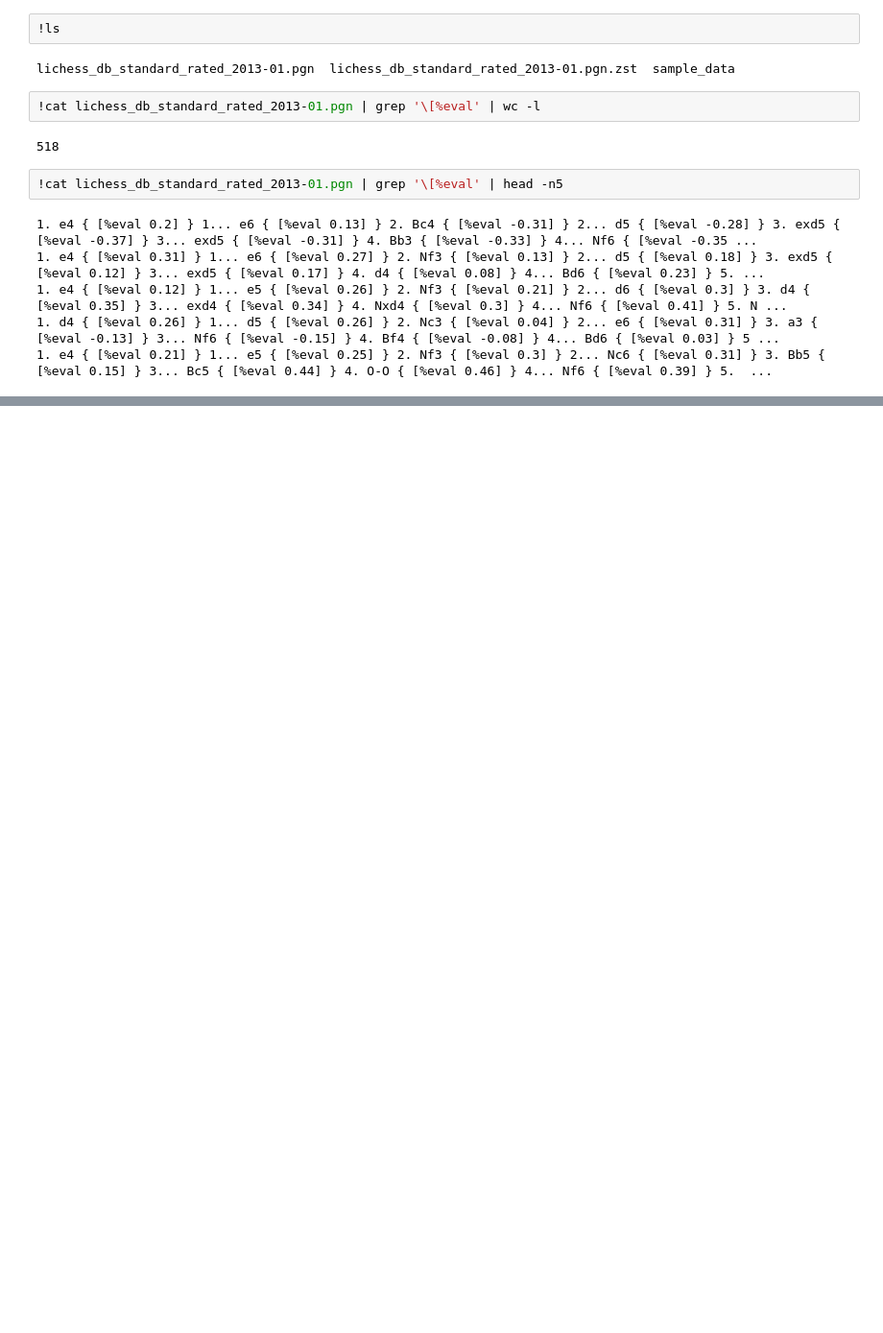
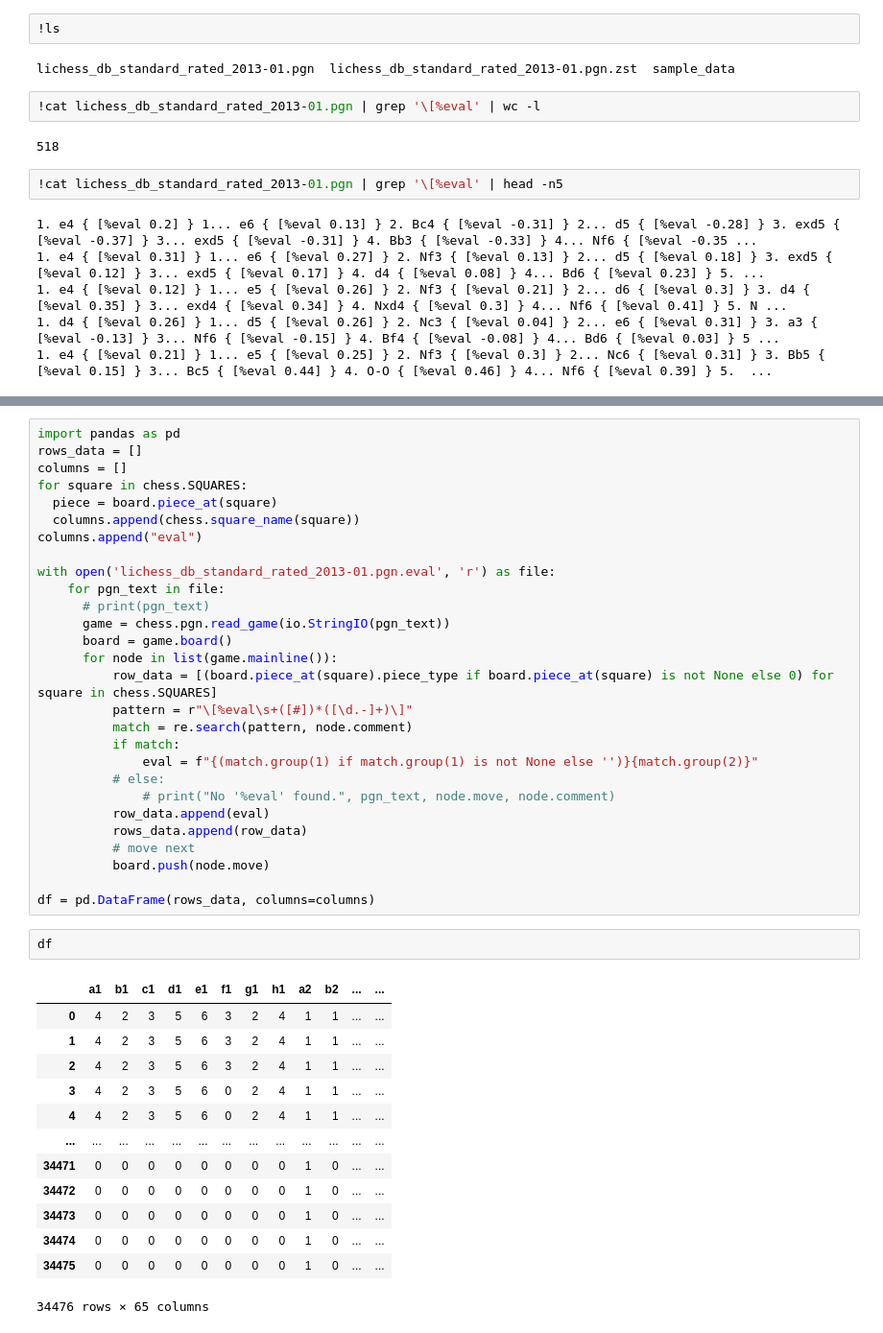
Before and after one commit to sean-halpin/chess_website, a Jupyter notebook: models/Chess_Eval_Model.ipynb, the cells around one changed output, grey strips where cells are left out. Shown: that part at 96% size. Saved outputs shown, nothing was run; the diff lists cells and outputs as text; blank space fills up the shorter version.

```diff
--- a/models/Chess_Eval_Model.ipynb
+++ b/models/Chess_Eval_Model.ipynb
@@ -92,0 +99,44 @@ P . . . . P . P
+# %%
+import pandas as pd
+rows_data = []
+columns = []
+for square in chess.SQUARES:
+  piece = board.piece_at(square)
+  columns.append(chess.square_name(square))
+columns.append("eval")
+
+with open('lichess_db_standard_rated_2013-01.pgn.eval', 'r') as file:
+    for pgn_text in file:
+      # print(pgn_text)
+      game = chess.pgn.read_game(io.StringIO(pgn_text))
+      board = game.board()
+      for node in list(game.mainline()):
+          row_data = [(board.piece_at(square).piece_type if board.piece_at(square) is not None else 0) for square in chess.SQUARES]
+          pattern = r"\[%eval\s+([#])*([\d.-]+)\]"
+          match = re.search(pattern, node.comment)
+          if match:
+              eval = f"{(match.group(1) if match.group(1) is not None else '')}{match.group(2)}"
+          # else:
+              # print("No '%eval' found.", pgn_text, node.move, node.comment)
+          row_data.append(eval)
+          rows_data.append(row_data)
+          # move next
+          board.push(node.move)
+
+df = pd.DataFrame(rows_data, columns=columns)
+# %%
+df
+# %% [output]
+|  | a1 | b1 | c1 | d1 | e1 | f1 | g1 | h1 | a2 | b2 | ... | ... |
+| 0 | 4 | 2 | 3 | 5 | 6 | 3 | 2 | 4 | 1 | 1 | ... | ... |
+| 1 | 4 | 2 | 3 | 5 | 6 | 3 | 2 | 4 | 1 | 1 | ... | ... |
+| 2 | 4 | 2 | 3 | 5 | 6 | 3 | 2 | 4 | 1 | 1 | ... | ... |
+| 3 | 4 | 2 | 3 | 5 | 6 | 0 | 2 | 4 | 1 | 1 | ... | ... |
+| 4 | 4 | 2 | 3 | 5 | 6 | 0 | 2 | 4 | 1 | 1 | ... | ... |
+| ... | ... | ... | ... | ... | ... | ... | ... | ... | ... | ... | ... | ... |
+| 34471 | 0 | 0 | 0 | 0 | 0 | 0 | 0 | 0 | 1 | 0 | ... | ... |
+| 34472 | 0 | 0 | 0 | 0 | 0 | 0 | 0 | 0 | 1 | 0 | ... | ... |
+| 34473 | 0 | 0 | 0 | 0 | 0 | 0 | 0 | 0 | 1 | 0 | ... | ... |
+| 34474 | 0 | 0 | 0 | 0 | 0 | 0 | 0 | 0 | 1 | 0 | ... | ... |
+| 34475 | 0 | 0 | 0 | 0 | 0 | 0 | 0 | 0 | 1 | 0 | ... | ... |
+34476 rows × 65 columns
```
Also changed, not shown: parts of 7 cells of this notebook.
